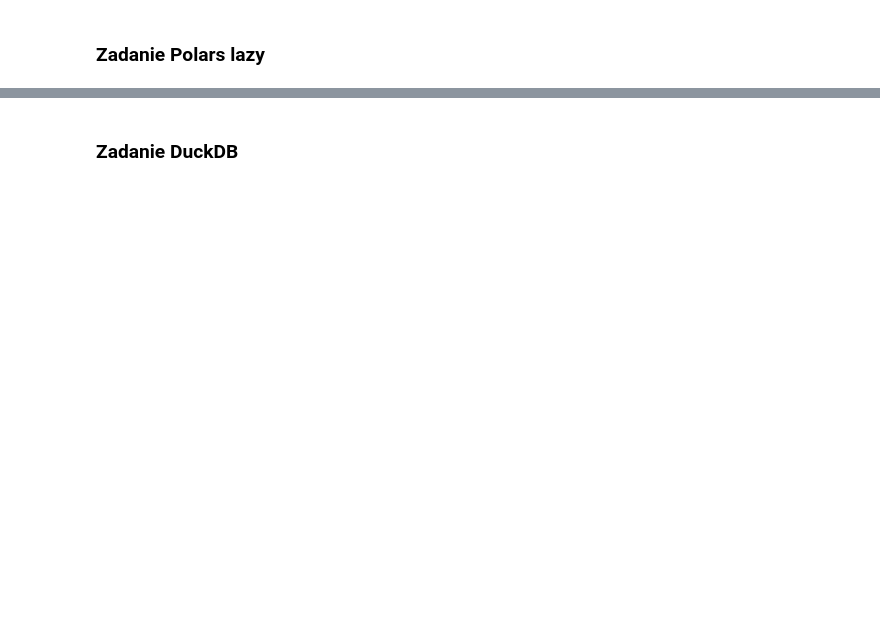
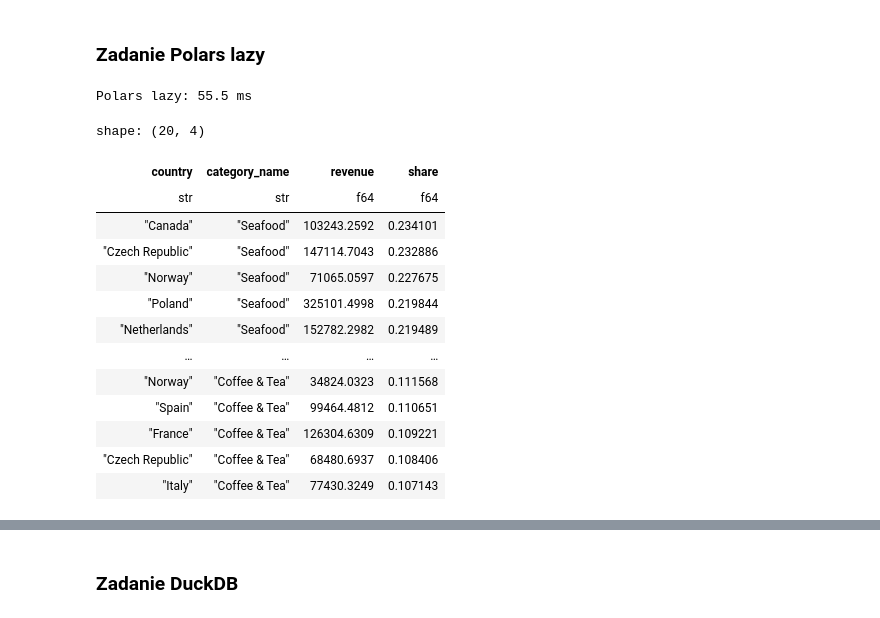
Before and after one commit to PickyRacoon/bazy_danych_ds, a Jupyter notebook: lab-python-db/notebooks/Bazy danych i Python cz II.ipynb, the cells around one changed output, grey strips where cells are left out. Cells and saved outputs as stored; diff of their text form; code cells hidden in the pictures; blank space fills up the shorter version.

```diff
--- a/lab-python-db/notebooks/Bazy danych i Python cz II.ipynb
+++ b/lab-python-db/notebooks/Bazy danych i Python cz II.ipynb
@@ -1169,36 +1264,51 @@ pandas_result
 # %%
 start = time.perf_counter()
 
 polars_query = (
     pl.scan_csv(csv_path)
     .select(["country", "category_name", "quantity", "unit_price", "discount"])
     # UZUPEŁNIJ (1): dodaj kolumnę line_value = unit_price * quantity * (1 - discount).
-    # Hint: .with_columns((pl.col("unit_price") * pl.col("quantity") * (1 - pl.col("discount"))).alias("line_value"))
-    .with_columns(...)         # <- UZUPEŁNIJ (1)
+    .with_columns((pl.col("unit_price") * pl.col("quantity") * (1 - pl.col("discount"))).alias("line_value"))
     # UZUPEŁNIJ (2): zgrupuj po (country, category_name), policz revenue = suma line_value.
-    # Hint: .group_by([...]).agg(pl.col("line_value").sum().alias("revenue"))
-    .group_by(...)             # <- UZUPEŁNIJ (2a)
-    .agg(...)                  # <- UZUPEŁNIJ (2b)
+    .group_by(["country", "category_name"])
+    .agg(pl.col("line_value").sum().alias("revenue"))
     # UZUPEŁNIJ (3): dodaj country_total (suma revenue per country)
     # oraz n_categories_in_country (liczba kategorii per country — użyj pl.len()).
-    # Hint: pl.col("revenue").sum().over("country").alias("country_total"), pl.len().over("country").alias("n_categories_in_country")
     .with_columns([
-        ...,                   # <- UZUPEŁNIJ (3a: country_total)
-        ...,                   # <- UZUPEŁNIJ (3b: n_categories_in_country)
+        pl.col("revenue").sum().over("country").alias("country_total"),
+        pl.len().over("country").alias("n_categories_in_country")
     ])
     # UZUPEŁNIJ (4): dodaj kolumnę share = revenue / country_total.
-    .with_columns(...)         # <- UZUPEŁNIJ (4)
+    .with_columns([
+        (pl.col("revenue") / pl.col("country_total")).alias("share")
+    ])
     # filtr i sortowanie — wypełnione
     .filter(pl.col("n_categories_in_country") >= 3)
     .sort(["share", "country", "category_name"], descending=[True, False, False])
     .head(20)
     .select(["country", "category_name", "revenue", "share"])
 )
 
 polars_result = polars_query.collect()
 polars_time = time.perf_counter() - start
 print(f"Polars lazy: {polars_time*1000:.1f} ms")
 polars_result
+# %% [output]
+Polars lazy: 55.5 ms
+shape: (20, 4)
+| country | category_name | revenue | share |
+| str | str | f64 | f64 |
+| "Canada" | "Seafood" | 103243.2592 | 0.234101 |
+| "Czech Republic" | "Seafood" | 147114.7043 | 0.232886 |
+| "Norway" | "Seafood" | 71065.0597 | 0.227675 |
+| "Poland" | "Seafood" | 325101.4998 | 0.219844 |
+| "Netherlands" | "Seafood" | 152782.2982 | 0.219489 |
+| … | … | … | … |
+| "Norway" | "Coffee & Tea" | 34824.0323 | 0.111568 |
+| "Spain" | "Coffee & Tea" | 99464.4812 | 0.110651 |
+| "France" | "Coffee & Tea" | 126304.6309 | 0.109221 |
+| "Czech Republic" | "Coffee & Tea" | 68480.6937 | 0.108406 |
+| "Italy" | "Coffee & Tea" | 77430.3249 | 0.107143 |
 # %%
 # Plan wykonania Polars — obejrzyj, ale nie musisz analizować go w detalach.
 # Zwróć uwagę, że kolumny niewykorzystane mogą zostać wyeliminowane już na poziomie scan_csv.
```
Also changed, not shown: parts of 24 cells of this notebook.
